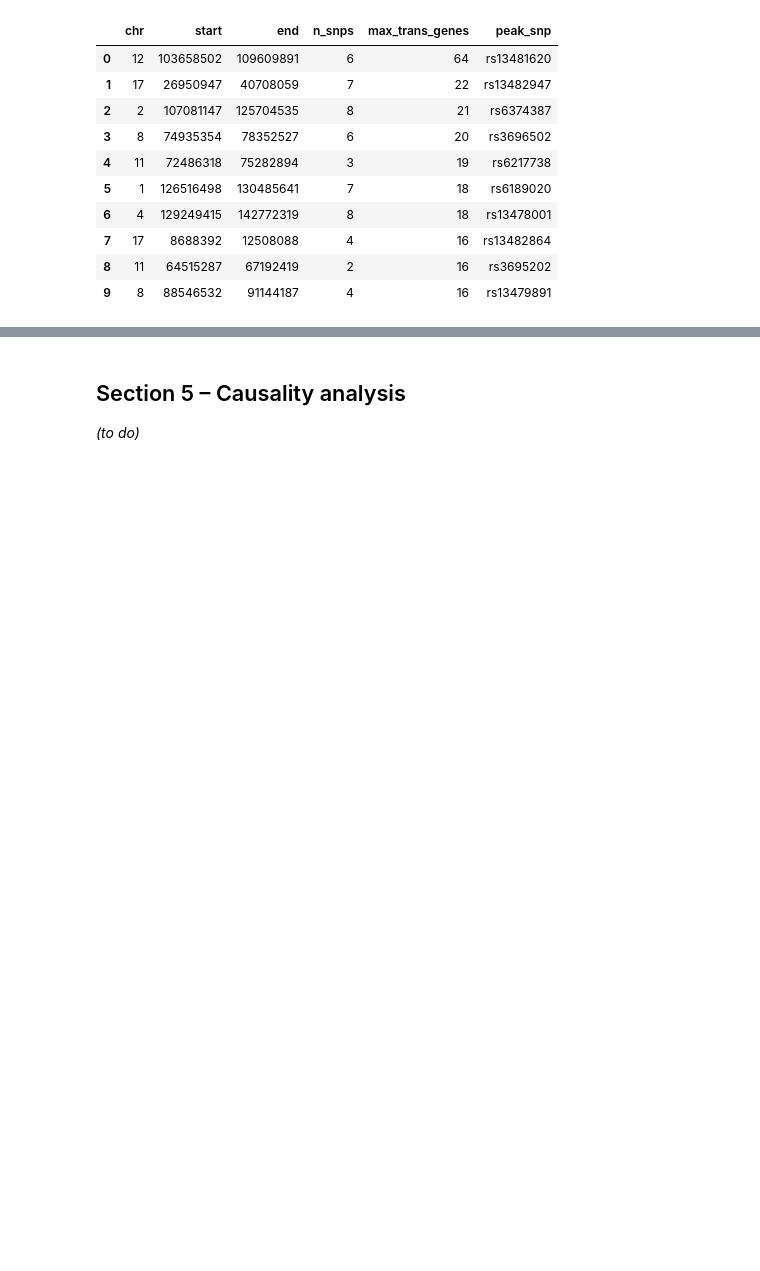
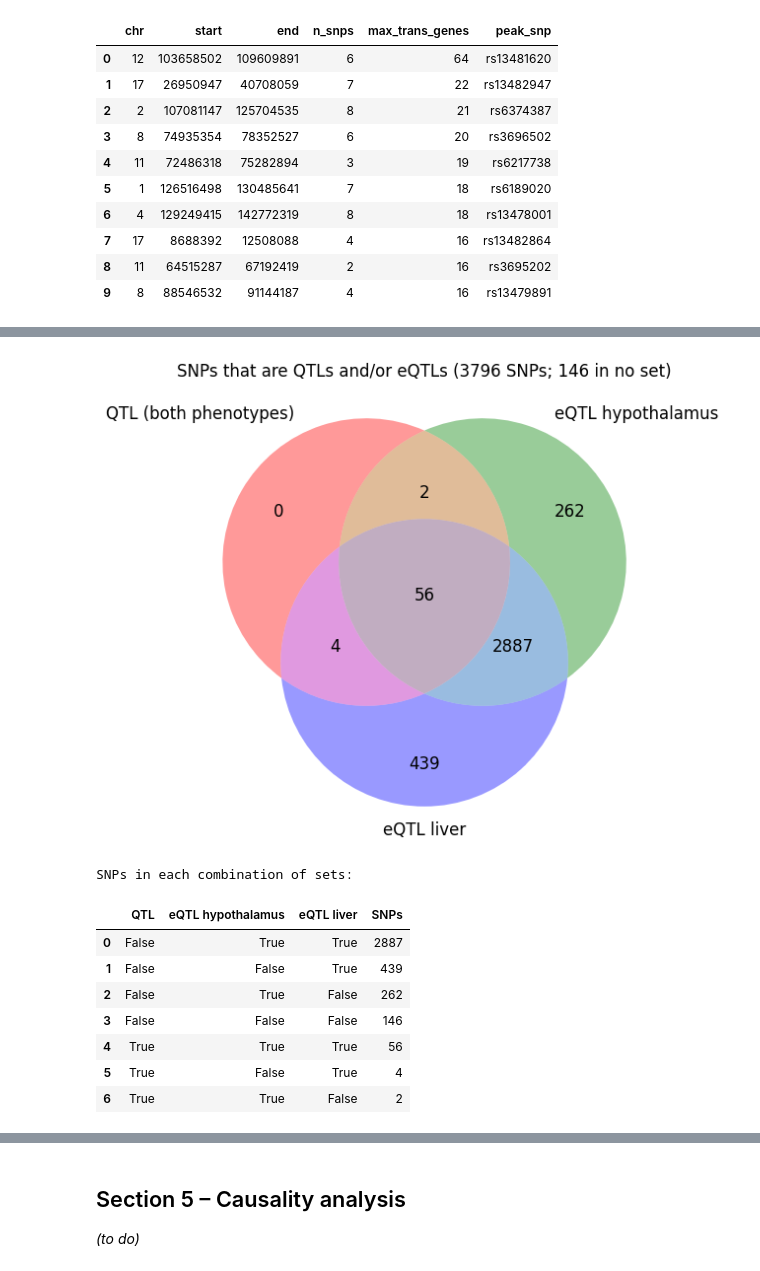
Before and after one commit to amit-sk/system-genetics-project, a Jupyter notebook: system_genetics_project.ipynb, the cells around one changed output, grey strips where cells are left out. Cells and saved outputs as stored; diff of their text form; code cells hidden in the pictures; blank space fills up the shorter version.

```diff
--- a/system_genetics_project.ipynb
+++ b/system_genetics_project.ipynb
@@ -388,7 +388,8 @@ def representative_snps(strains):
     """(g) Genotypes restricted to `strains` (genome order). Consecutive SNPs carrying identical genotypes across
     these strains (unknown calls 'U' included in the comparison) give identical association results; each such run is
     represented by its first SNP, and the run's end position (RunEnd) and size are recorded (the run starts at the SNP).
-    Returns the SNP table, the encoded SNP x strain matrix and the strain order."""
+    Returns the SNP table, the encoded SNP x strain matrix, the strain order, and a Series mapping every SNP of the
+    genotype file to its representative SNP."""
     strain_columns = [strain for strain in STRAINS if strain in set(strains)]
     ordered = genotypes.sort_values(['Chr', 'Position']).reset_index(drop=True)
     calls = ordered[strain_columns].fillna('U').to_numpy(dtype=str)
@@ -399,12 +400,14 @@ def representative_snps(strains):
     runs = ordered.groupby(run_id)['Position'].agg(RunEnd='max', RunSize='size')
     snp_table = ordered.loc[is_representative, ['Locus', 'Chr', 'Position']].reset_index(drop=True)
     snp_table = pd.concat([snp_table, runs.reset_index(drop=True)], axis=1)
-    return snp_table, encode_genotypes(ordered.loc[is_representative], strain_columns), strain_columns
+    representative_of = pd.Series(ordered['Locus'].where(is_representative).ffill().to_numpy(), index=ordered['Locus'])
+    return snp_table, encode_genotypes(ordered.loc[is_representative], strain_columns), strain_columns, representative_of
 # %%
 expression = {}          # tissue -> genes x strains matrix of strain means
 gene_annotation = {}     # tissue -> symbol / chr / pos (mm9) per gene
 snp_table = {}           # tissue -> representative SNPs (Locus, Chr, Position)
 snp_matrix = {}          # tissue -> encoded representative SNPs x strains
+representative_of = {}   # tissue -> every SNP of the genotype file -> its representative SNP
 step_counts = {}         # tissue -> number of rows after each preprocessing step
 
 fig, axes = plt.subplots(2, 2, figsize=(12, 7))
@@ -433,7 +436,7 @@ for column, tissue in enumerate(TISSUES):
     counts['(f) genes with a genomic position'] = int(gene_annotation[tissue]['pos'].notna().sum())
     strain_means = average_per_strain(genes, strain_per_array)
     counts['(h) strains after averaging'] = strain_means.shape[1]
-    snp_table[tissue], snp_matrix[tissue], strain_order = representative_snps(strain_means.columns)
+    snp_table[tissue], snp_matrix[tissue], strain_order, representative_of[tissue] = representative_snps(strain_means.columns)
     counts['(g) representative SNPs'] = len(snp_table[tissue])
     expression[tissue] = strain_means[strain_order]
     step_counts[tissue] = counts
@@ -805,0 +813,36 @@ liver: 93 hotspot SNPs (> 10 trans genes; mean 3.17 per SNP) in 30 regions
+# %%
+from matplotlib_venn import venn3
+from matplotlib_venn.layout.venn3 import DefaultLayoutAlgorithm
+
+qtl_snps = {phenotype_id: set(results.loc[results['significant'], 'Locus']) for phenotype_id, results in qtl_results.items()}
+eqtl_snps = {tissue: set(eqtls[tissue]['snp']) for tissue in TISSUES}
+
+snp_membership = pd.DataFrame({'QTL': genotypes['Locus'].isin(set().union(*qtl_snps.values())).to_numpy()},
+                              index=genotypes['Locus'])
+for tissue in TISSUES:
+    snp_membership[f'eQTL {tissue}'] = representative_of[tissue].reindex(snp_membership.index).isin(eqtl_snps[tissue]).to_numpy()
+
+membership_sets = [set(snp_membership.index[snp_membership[column]]) for column in snp_membership.columns]
+n_in_no_set = int((~snp_membership).all(axis=1).sum())
+fig, axis = plt.subplots(figsize=(7, 6))
+venn = venn3(membership_sets, set_labels=('QTL (both phenotypes)', 'eQTL hypothalamus', 'eQTL liver'), ax=axis,
+             layout_algorithm=DefaultLayoutAlgorithm(fixed_subset_sizes=(1,) * 7))   # equal-sized regions -> legible counts
+for label in venn.subset_labels:
+    if label is not None:
+        label.set_fontsize(12)
+axis.set_title(f'SNPs that are QTLs and/or eQTLs ({len(snp_membership)} SNPs; {n_in_no_set} in no set)')
+plt.show()
+
+print('SNPs in each combination of sets:')
+display(snp_membership.value_counts().rename('SNPs').reset_index())
+# %% [output]
+[figure, added]
+SNPs in each combination of sets:
+|  | QTL | eQTL hypothalamus | eQTL liver | SNPs |
+| 0 | False | True | True | 2887 |
+| 1 | False | False | True | 439 |
+| 2 | False | True | False | 262 |
+| 3 | False | False | False | 146 |
+| 4 | True | True | True | 56 |
+| 5 | True | False | True | 4 |
+| 6 | True | True | False | 2 |
```
Also changed, not shown: parts of 3 cells of this notebook, 1 other file.
